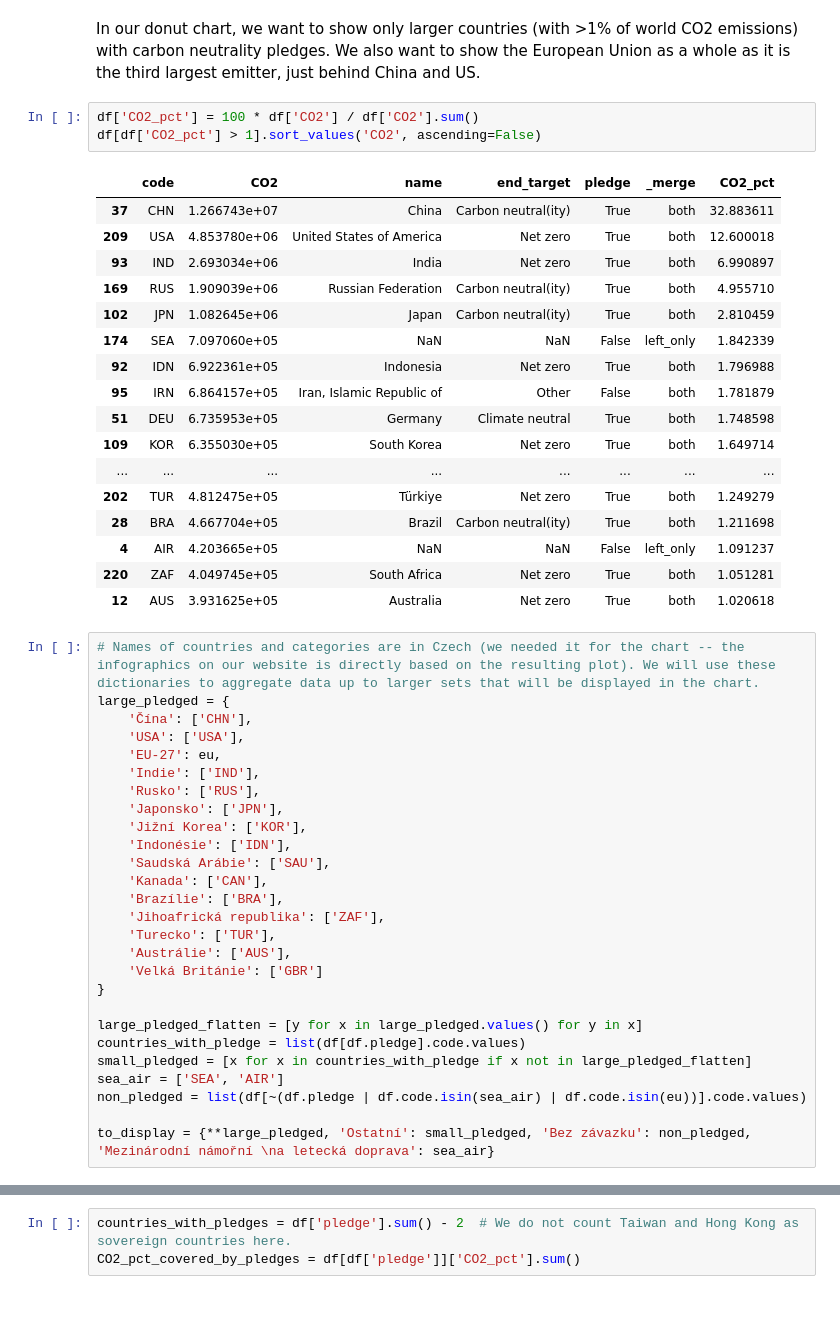
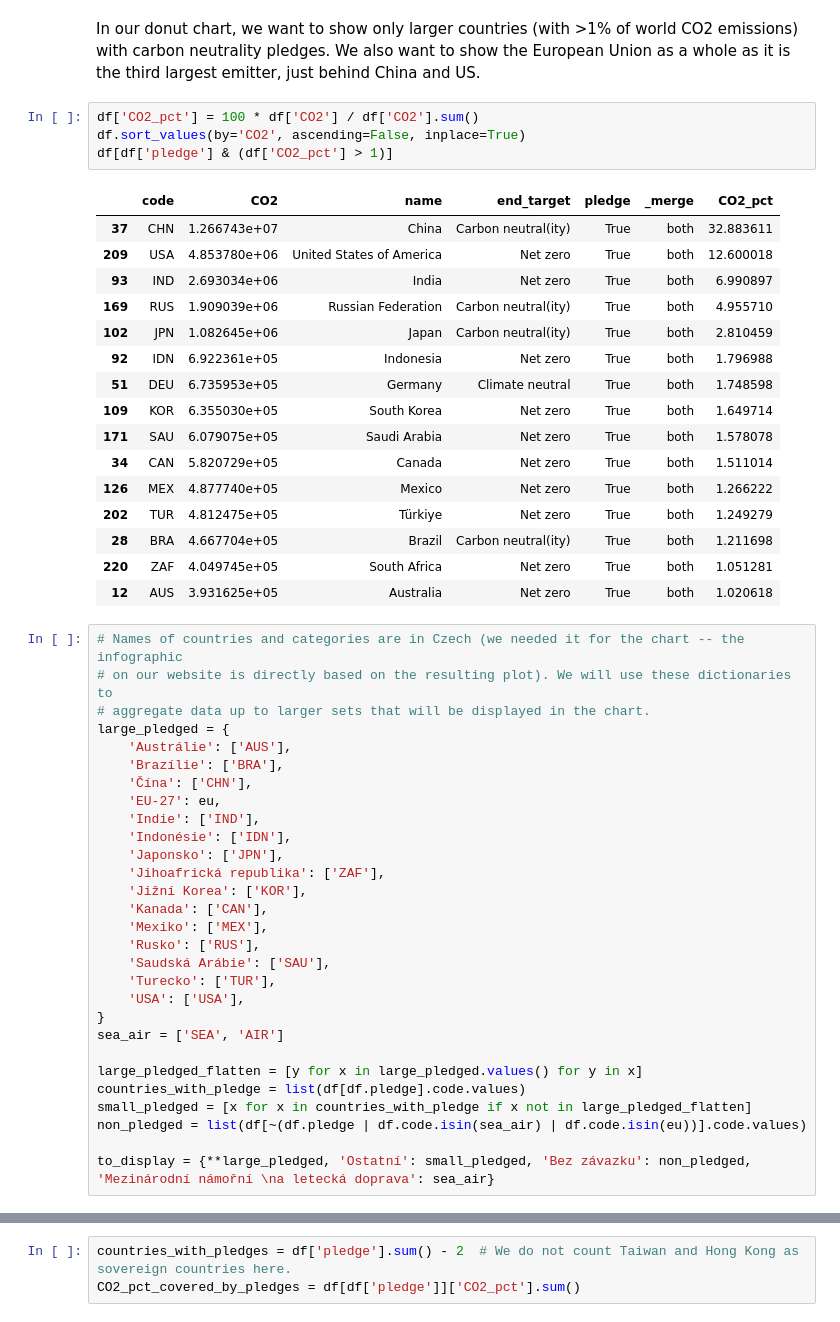
Before and after one commit to faktaoklimatu/data-analysis, a Jupyter notebook: notebooks/net-zero-pledges.ipynb, the cells around one changed output, grey strips where cells are left out. Saved outputs shown, nothing was run; the diff lists cells and outputs as text.

```diff
--- a/notebooks/net-zero-pledges.ipynb
+++ b/notebooks/net-zero-pledges.ipynb
@@ -140,49 +140,51 @@ df.loc[df['code'] == 'HKG', 'pledge'] = True
 In our donut chart, we want to show only larger countries (with >1% of world CO2 emissions) with carbon neutrality pledges. We also want to show the European Union as a whole as it is the third largest emitter, just behind China and US.
 # %%
 df['CO2_pct'] = 100 * df['CO2'] / df['CO2'].sum()
-df[df['CO2_pct'] > 1].sort_values('CO2', ascending=False)
+df.sort_values(by='CO2', ascending=False, inplace=True)
+df[df['pledge'] & (df['CO2_pct'] > 1)]
 # %% [output]
 |  | code | CO2 | name | end_target | pledge | _merge | CO2_pct |
 | 37 | CHN | 1.266743e+07 | China | Carbon neutral(ity) | True | both | 32.883611 |
 | 209 | USA | 4.853780e+06 | United States of America | Net zero | True | both | 12.600018 |
 | 93 | IND | 2.693034e+06 | India | Net zero | True | both | 6.990897 |
 | 169 | RUS | 1.909039e+06 | Russian Federation | Carbon neutral(ity) | True | both | 4.955710 |
 | 102 | JPN | 1.082645e+06 | Japan | Carbon neutral(ity) | True | both | 2.810459 |
-| 174 | SEA | 7.097060e+05 | NaN | NaN | False | left_only | 1.842339 |
 | 92 | IDN | 6.922361e+05 | Indonesia | Net zero | True | both | 1.796988 |
-| 95 | IRN | 6.864157e+05 | Iran, Islamic Republic of | Other | False | both | 1.781879 |
 | 51 | DEU | 6.735953e+05 | Germany | Climate neutral | True | both | 1.748598 |
 | 109 | KOR | 6.355030e+05 | South Korea | Net zero | True | both | 1.649714 |
-| ... | ... | ... | ... | ... | ... | ... | ... |
+| 171 | SAU | 6.079075e+05 | Saudi Arabia | Net zero | True | both | 1.578078 |
+| 34 | CAN | 5.820729e+05 | Canada | Net zero | True | both | 1.511014 |
+| 126 | MEX | 4.877740e+05 | Mexico | Net zero | True | both | 1.266222 |
 | 202 | TUR | 4.812475e+05 | Türkiye | Net zero | True | both | 1.249279 |
 | 28 | BRA | 4.667704e+05 | Brazil | Carbon neutral(ity) | True | both | 1.211698 |
-| 4 | AIR | 4.203665e+05 | NaN | NaN | False | left_only | 1.091237 |
 | 220 | ZAF | 4.049745e+05 | South Africa | Net zero | True | both | 1.051281 |
 | 12 | AUS | 3.931625e+05 | Australia | Net zero | True | both | 1.020618 |
 # %%
-# Names of countries and categories are in Czech (we needed it for the chart -- the infographics on our website is directly based on the resulting plot). We will use these dictionaries to aggregate data up to larger sets that will be displayed in the chart.
+# Names of countries and categories are in Czech (we needed it for the chart -- the infographic
+# on our website is directly based on the resulting plot). We will use these dictionaries to
+# aggregate data up to larger sets that will be displayed in the chart.
 large_pledged = {
+    'Austrálie': ['AUS'],
+    'Brazílie': ['BRA'],
     'Čína': ['CHN'],
-    'USA': ['USA'],
     'EU-27': eu,
     'Indie': ['IND'],
+    'Indonésie': ['IDN'],
+    'Japonsko': ['JPN'],
+    'Jihoafrická republika': ['ZAF'],
+    'Jižní Korea': ['KOR'],
+    'Kanada': ['CAN'],
+    'Mexiko': ['MEX'],
     'Rusko': ['RUS'],
-    'Japonsko': ['JPN'],
-    'Jižní Korea': ['KOR'],
-    'Indonésie': ['IDN'],
     'Saudská Arábie': ['SAU'],
-    'Kanada': ['CAN'],
-    'Brazílie': ['BRA'],
-    'Jihoafrická republika': ['ZAF'],
     'Turecko': ['TUR'],
-    'Austrálie': ['AUS'],
-    'Velká Británie': ['GBR']
+    'USA': ['USA'],
 }
+sea_air = ['SEA', 'AIR']
 
 large_pledged_flatten = [y for x in large_pledged.values() for y in x]
 countries_with_pledge = list(df[df.pledge].code.values)
 small_pledged = [x for x in countries_with_pledge if x not in large_pledged_flatten]
-sea_air = ['SEA', 'AIR']
 non_pledged = list(df[~(df.pledge | df.code.isin(sea_air) | df.code.isin(eu))].code.values)
 
 to_display = {**large_pledged, 'Ostatní': small_pledged, 'Bez závazku': non_pledged, 'Mezinárodní námořní \na letecká doprava': sea_air}
```
Also changed, not shown: parts of 3 cells of this notebook, 1 other file.
